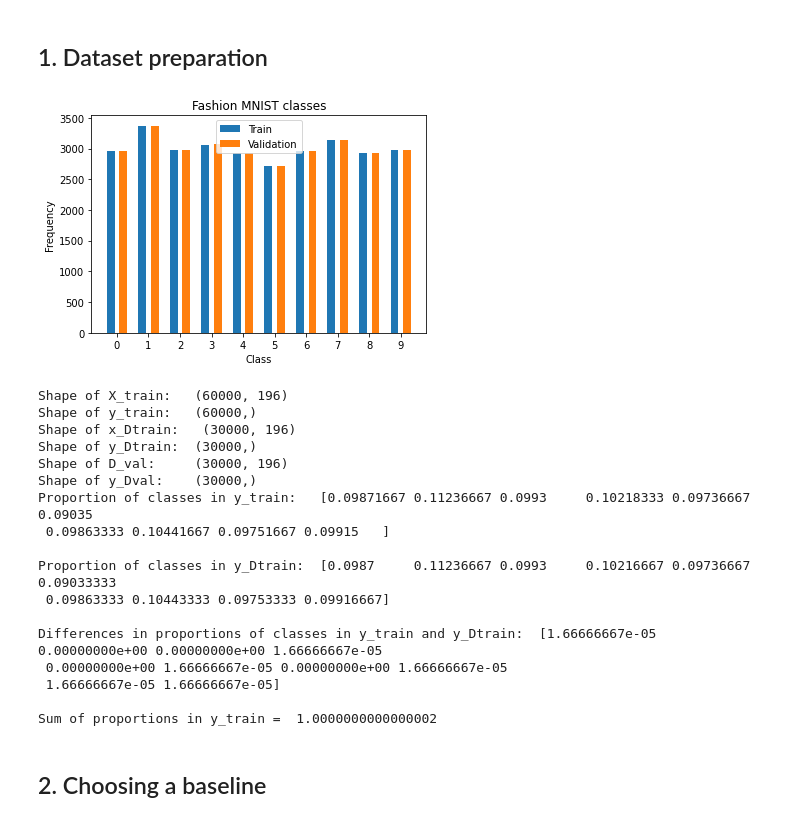
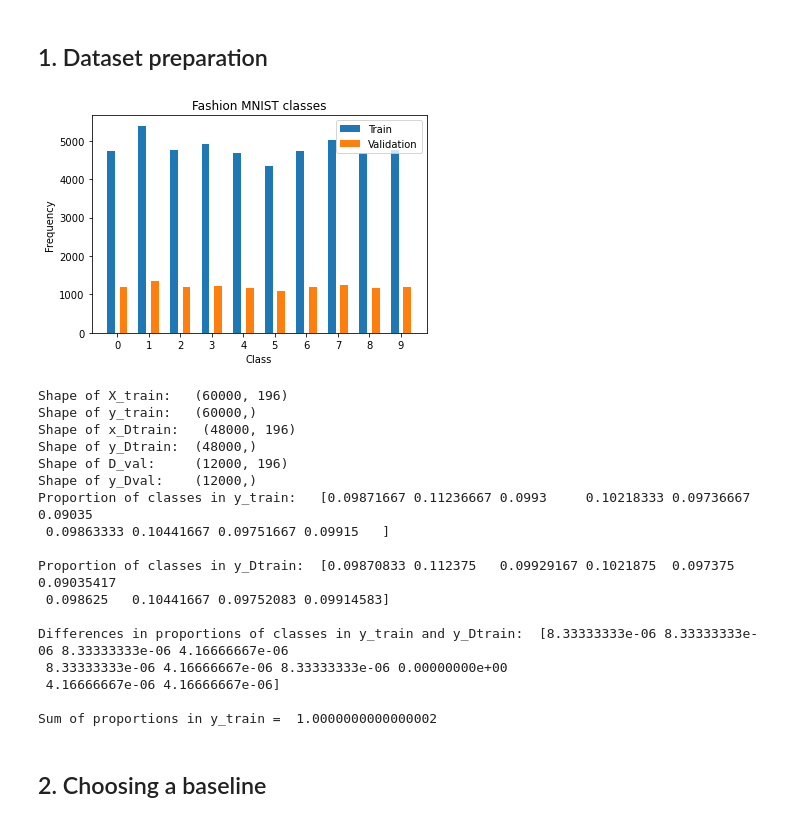
Before and after one commit to gdquintero/machine_learning_project, a Jupyter notebook: main.ipynb, the cells around one changed output. Saved outputs shown, nothing was run; the diff lists cells and outputs as text; code cells hidden in the pictures.

```diff
--- a/main.ipynb
+++ b/main.ipynb
@@ -153,46 +153,46 @@ Maximum value in X_test: 1.0
 # %%
 N, d = x_train_reduced.shape
 index = np.arange(N)
 
 x_Dtrain,D_val,y_Dtrain,y_Dval,index_Dtrain,index_Dval = \
-train_test_split(x_train_reduced,y_train,index,train_size=0.50,random_state=4,stratify=y_train)
+train_test_split(x_train_reduced,y_train,index,train_size=0.80,random_state=4,stratify=y_train)
 
 print_frequency(y_Dtrain,y_Dval)
 
 print("Shape of X_train:  ", x_train_reduced.shape)
 print("Shape of y_train:  ", y_train.shape)
 print("Shape of x_Dtrain:  ", x_Dtrain.shape)
 print("Shape of y_Dtrain: ", y_Dtrain.shape)
 print("Shape of D_val:    ", D_val.shape)
 print("Shape of y_Dval:   ", y_Dval.shape)
 
 u, c_y_train = np.unique(y_train, return_counts=True)
 u, c_y_dtrain = np.unique(y_Dtrain, return_counts=True)
 print("Proportion of classes in y_train:  ", c_y_train[0:10]/len(y_train))
 print()
 print("Proportion of classes in y_Dtrain: ", c_y_dtrain[0:10]/len(y_Dtrain))
 print()
 print("Differences in proportions of classes in y_train and y_Dtrain: ",
       np.abs(c_y_train[0:10]/len(y_train) - c_y_dtrain[0:10]/len(y_Dtrain)))
 print()
 print("Sum of proportions in y_train = ", sum(c_y_train[0:10]/len(y_train)))
 # %% [output]
-[figure, old version]
+[figure, new version]
 Shape of X_train:   (60000, 196)
 Shape of y_train:   (60000,)
-Shape of x_Dtrain:   (30000, 196)
-Shape of y_Dtrain:  (30000,)
-Shape of D_val:     (30000, 196)
-Shape of y_Dval:    (30000,)
+Shape of x_Dtrain:   (48000, 196)
+Shape of y_Dtrain:  (48000,)
+Shape of D_val:     (12000, 196)
+Shape of y_Dval:    (12000,)
 Proportion of classes in y_train:   [0.09871667 0.11236667 0.0993     0.10218333 0.09736667 0.09035
  0.09863333 0.10441667 0.09751667 0.09915   ]
 
-Proportion of classes in y_Dtrain:  [0.0987     0.11236667 0.0993     0.10216667 0.09736667 0.09033333
- 0.09863333 0.10443333 0.09753333 0.09916667]
+Proportion of classes in y_Dtrain:  [0.09870833 0.112375   0.09929167 0.1021875  0.097375   0.09035417
+ 0.098625   0.10441667 0.09752083 0.09914583]
 
-Differences in proportions of classes in y_train and y_Dtrain:  [1.66666667e-05 0.00000000e+00 0.00000000e+00 1.66666667e-05
- 0.00000000e+00 1.66666667e-05 0.00000000e+00 1.66666667e-05
- 1.66666667e-05 1.66666667e-05]
+Differences in proportions of classes in y_train and y_Dtrain:  [8.33333333e-06 8.33333333e-06 8.33333333e-06 4.16666667e-06
+ 8.33333333e-06 4.16666667e-06 8.33333333e-06 0.00000000e+00
+ 4.16666667e-06 4.16666667e-06]
 
 Sum of proportions in y_train =  1.0000000000000002
 # %% [markdown]
```
Also changed, not shown: parts of 2 cells of this notebook, 1 other file.
